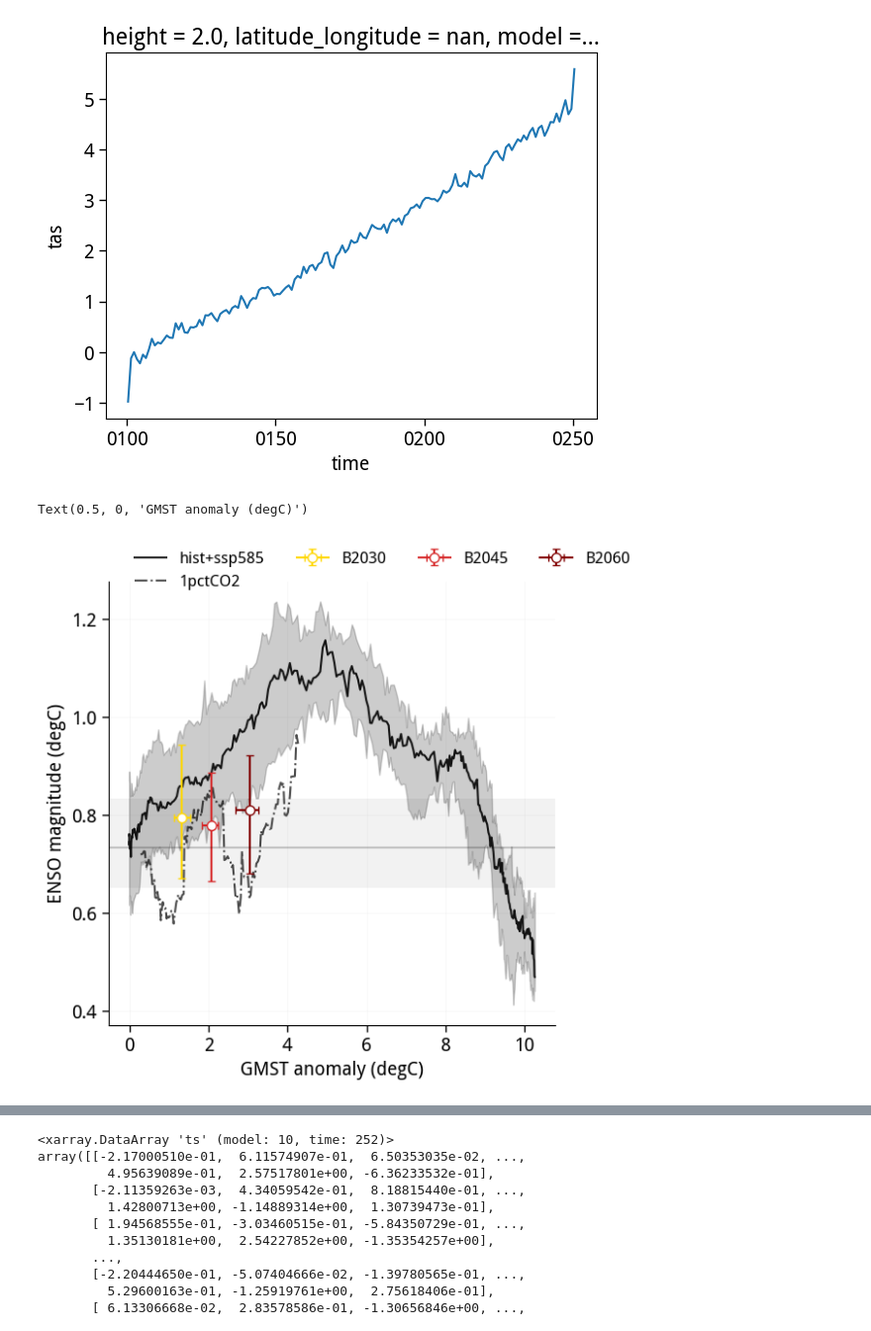
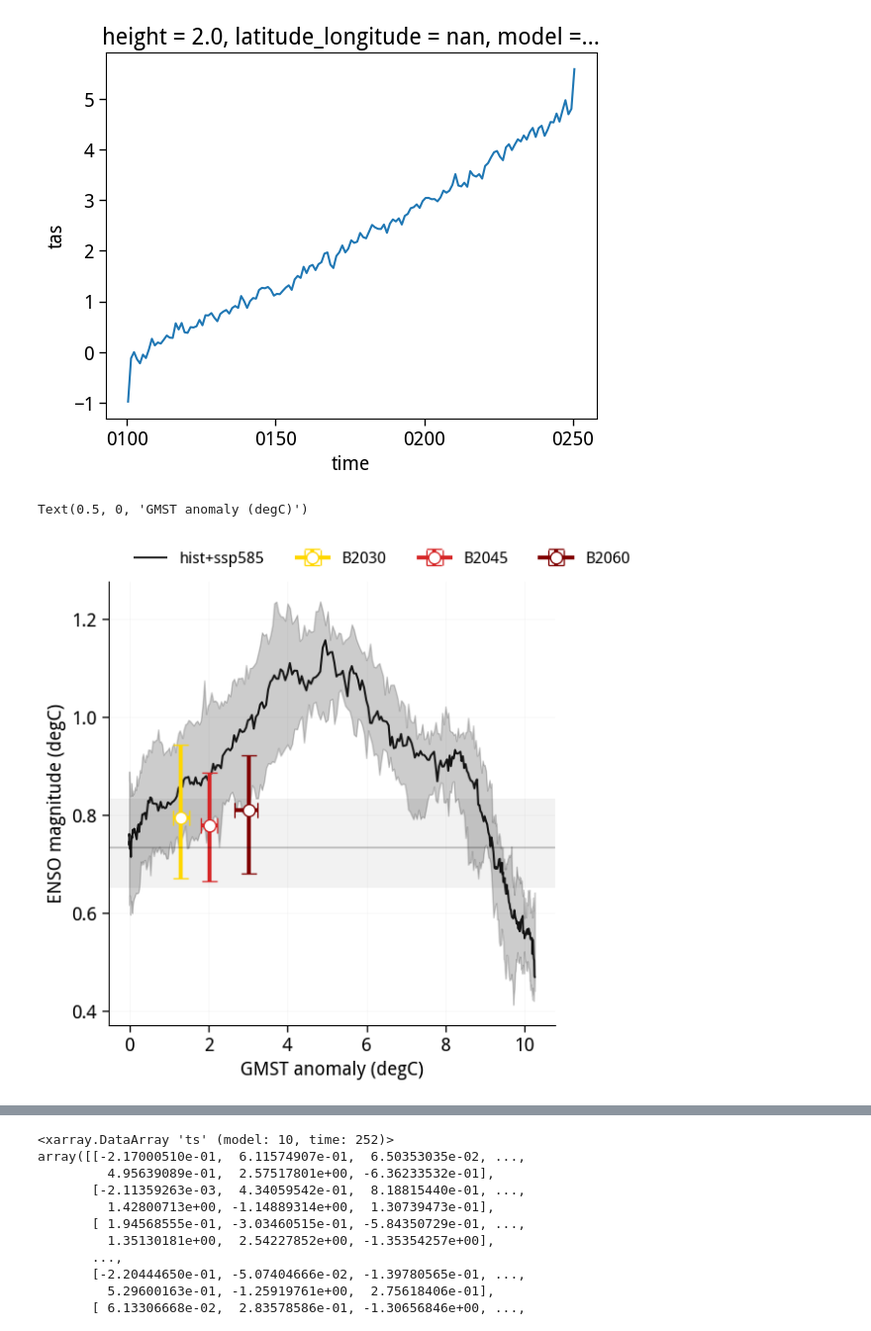
Before and after one commit to adisen99/net_zero_enso_pacific_changes, a Jupyter notebook: 03_access_nz_enso_characteristics.ipynb, the cells around one changed output, grey strips where cells are left out. Shown at 99% size. Drawn from its saved outputs; the diff is of its cells as text; code cells hidden in the pictures.

```diff
--- a/03_access_nz_enso_characteristics.ipynb
+++ b/03_access_nz_enso_characteristics.ipynb
@@ -1504,33 +1439,38 @@ nino3_1pct = funcs.detrend_rolling_window(ts_1pct_access.sel(lat = slice(-5, 5),
 sst_grad_1pct = ts_1pct_access_orig.sel(lat = slice(-5, 5), lon = slice(140, 170)).weighted(weights_model).mean(('lat', 'lon')) - ts_1pct_access_orig.sel(lat = slice(-5, 5), lon = slice(190, 270)).weighted(weights_model).mean(('lat', 'lon'))
 # %%
 plt.figure(figsize=(6,6))
+
 # plt.plot(gmst_trans.rolling(time = 30, center=True).mean('time').quantile(0.5, 'model'), nino3_trans.isel(time = slice(100, -1)).rolling(time = 30, center=True).std('time').quantile(0.5, 'model'), color='k')
 plt.plot(conc_gmst_trans.rolling(time = 30, center=True).mean('time').quantile(0.5, 'model'), conc_nino3_trans.isel(time = slice(100, -1)).rolling(time = 30, center=True).std('time').quantile(0.5, 'model'), color='k', alpha=0.9, label='hist+ssp585')
 plt.fill_between(conc_gmst_trans.rolling(time = 30, center=True).mean('time').quantile(0.5, 'model'), conc_nino3_trans.isel(time = slice(100, -1)).rolling(time = 30, center=True).std('time').quantile(0.1, 'model'),conc_nino3_trans.isel(time = slice(100, -1)).rolling(time = 30, center=True).std('time').quantile(0.9, 'model'), color='k', alpha=0.2)
-plt.plot(gmst_1pct.rolling(time = 30, center=True).mean('time').isel(model=0), nino3_1pct.rolling(time = 30, center=True).std('time').isel(model=0), color='k', alpha=0.7, ls='-.', label='1pctCO2')
+# plt.plot(gmst_1pct.rolling(time = 30, center=True).mean('time').isel(model=0), nino3_1pct.rolling(time = 30, center=True).std('time').isel(model=0), color='k', alpha=0.7, ls='-.', label='1pctCO2')
+
+# xval = gmst_pic.rolling(time = 30, center=True).mean('time')
+# yval = nino3_pic.rolling(time = 30, center=True).std('time')
+# plt.errorbar(xval.quantile(0.5, 'time'), yval.quantile(0.5, 'time'), xerr=[[xval.quantile(0.5, 'time')-xval.quantile(0.1, 'time')], [xval.quantile(0.9, 'time')-xval.quantile(0.5, 'time')]], yerr=[[yval.quantile(0.5, 'time')-yval.quantile(0.1, 'time')], [yval.quantile(0.9, 'time')-yval.quantile(0.5, 'time')]], marker='o', markersize=9, lw=3, capsize=6, mfc='white', color='darkgray', label='B2030')
 
 xval = gmst_stable.sel(model = '2030').rolling(time = 30, center=True).mean('time')
 yval = nino3_stable.sel(model = '2030').rolling(time = 30, center=True).std('time')
-plt.errorbar(xval.quantile(0.5, 'time'), yval.quantile(0.5, 'time'), xerr=[[xval.quantile(0.5, 'time')-xval.quantile(0.1, 'time')], [xval.quantile(0.9, 'time')-xval.quantile(0.5, 'time')]], yerr=[[yval.quantile(0.5, 'time')-yval.quantile(0.1, 'time')], [yval.quantile(0.9, 'time')-yval.quantile(0.5, 'time')]], marker='o', markersize=7, capsize=3, mfc='white', color='gold', label='B2030')
+plt.errorbar(xval.quantile(0.5, 'time'), yval.quantile(0.5, 'time'), xerr=[[xval.quantile(0.5, 'time')-xval.quantile(0.1, 'time')], [xval.quantile(0.9, 'time')-xval.quantile(0.5, 'time')]], yerr=[[yval.quantile(0.5, 'time')-yval.quantile(0.1, 'time')], [yval.quantile(0.9, 'time')-yval.quantile(0.5, 'time')]], marker='o', markersize=9, lw=3, capsize=6, mfc='white', color='gold', label='B2030')
 
 xval = gmst_stable.sel(model = '2045').rolling(time = 30, center=True).mean('time')
 yval = nino3_stable.sel(model = '2045').rolling(time = 30, center=True).std('time')
-plt.errorbar(xval.quantile(0.5, 'time'), yval.quantile(0.5, 'time'), xerr=[[xval.quantile(0.5, 'time')-xval.quantile(0.1, 'time')], [xval.quantile(0.9, 'time')-xval.quantile(0.5, 'time')]], yerr=[[yval.quantile(0.5, 'time')-yval.quantile(0.1, 'time')], [yval.quantile(0.9, 'time')-yval.quantile(0.5, 'time')]], marker='o', markersize=7, capsize=3, mfc='white', color='tab:red', label='B2045')
+plt.errorbar(xval.quantile(0.5, 'time'), yval.quantile(0.5, 'time'), xerr=[[xval.quantile(0.5, 'time')-xval.quantile(0.1, 'time')], [xval.quantile(0.9, 'time')-xval.quantile(0.5, 'time')]], yerr=[[yval.quantile(0.5, 'time')-yval.quantile(0.1, 'time')], [yval.quantile(0.9, 'time')-yval.quantile(0.5, 'time')]], marker='o', markersize=9, lw=3, capsize=6, mfc='white', color='tab:red', label='B2045')
 
 xval = gmst_stable.sel(model = '2060').rolling(time = 30, center=True).mean('time')
 yval = nino3_stable.sel(model = '2060').rolling(time = 30, center=True).std('time')
-plt.errorbar(xval.quantile(0.5, 'time'), yval.quantile(0.5, 'time'), xerr=[[xval.quantile(0.5, 'time')-xval.quantile(0.1, 'time')], [xval.quantile(0.9, 'time')-xval.quantile(0.5, 'time')]], yerr=[[yval.quantile(0.5, 'time')-yval.quantile(0.1, 'time')], [yval.quantile(0.9, 'time')-yval.quantile(0.5, 'time')]], marker='o', markersize=7, capsize=3, mfc='white', color='maroon', label='B2060')
+plt.errorbar(xval.quantile(0.5, 'time'), yval.quantile(0.5, 'time'), xerr=[[xval.quantile(0.5, 'time')-xval.quantile(0.1, 'time')], [xval.quantile(0.9, 'time')-xval.quantile(0.5, 'time')]], yerr=[[yval.quantile(0.5, 'time')-yval.quantile(0.1, 'time')], [yval.quantile(0.9, 'time')-yval.quantile(0.5, 'time')]], marker='o', markersize=9, lw=3, capsize=6, mfc='white', color='maroon', label='B2060')
 
 plt.axhline(nino3_mag_pic.quantile(0.5, 'time'), color='k', lw=0.3)
 plt.axhspan(nino3_mag_pic.quantile(0.1, 'time'), nino3_mag_pic.quantile(0.9, 'time'), color='k', alpha=0.05, lw=0.)
 
 plot_decorator()
 plt.legend(frameon=False, fontsize=12, loc='upper right', ncol=4, bbox_to_anchor=(1.2,1.1))
 plt.ylabel('ENSO magnitude (degC)')
 plt.xlabel('GMST anomaly (degC)')
 # %% [output]
 Text(0.5, 0, 'GMST anomaly (degC)')
-[figure, old version]
+[figure, new version]
 # %%
 plt.figure(figsize=(6,6))
 # plt.plot(gmst_trans.rolling(time = 30, center=True).mean('time').quantile(0.5, 'model'), nino3_trans.isel(time = slice(100, -1)).rolling(time = 30, center=True).std('time').quantile(0.5, 'model'), color='k')
```
Also changed, not shown: parts of 18 cells of this notebook, 1 other file.
